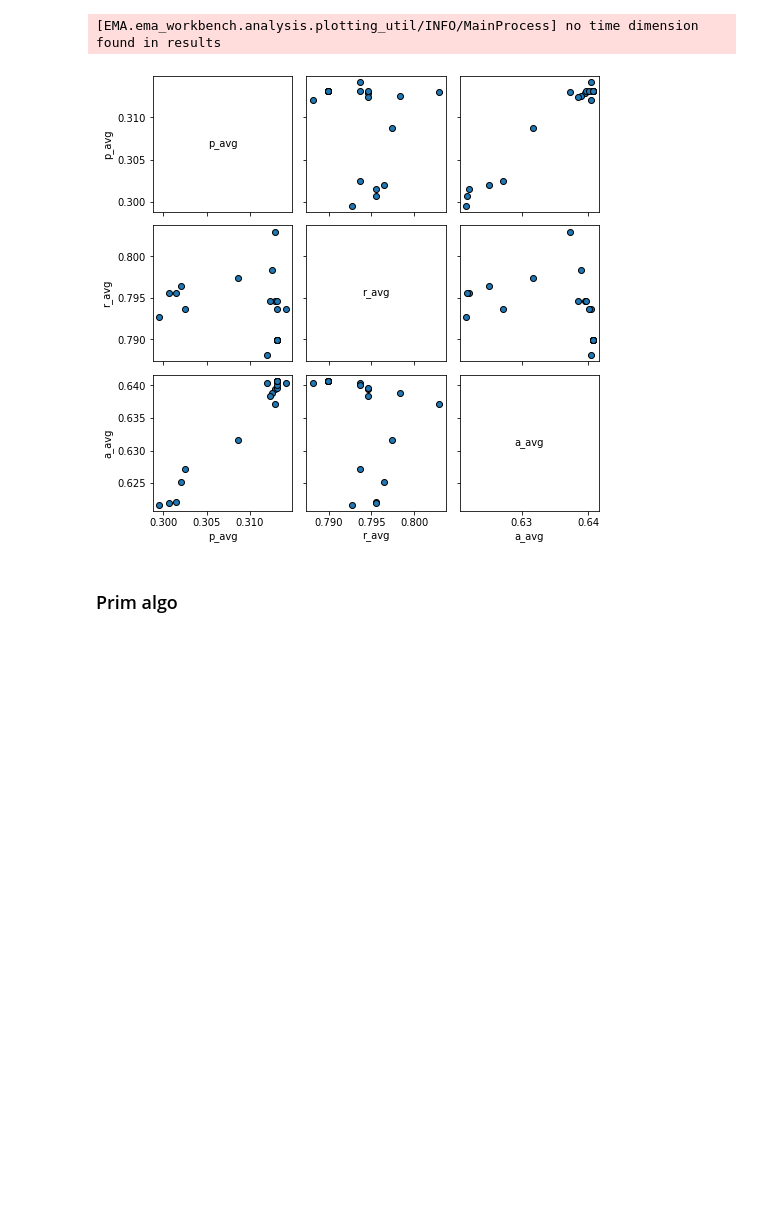
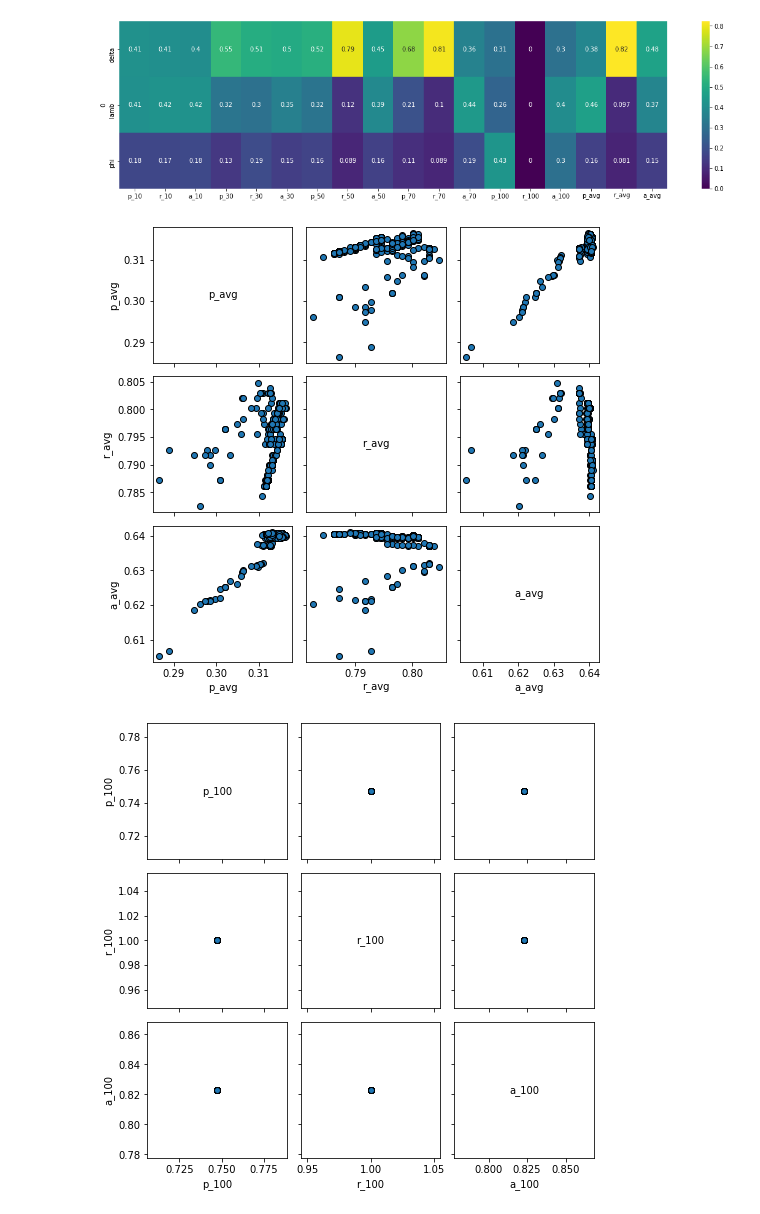
Before and after one commit to zihangs/GR_system_AIJ, a Jupyter notebook: senstivity.ipynb, the cells around one changed output. Cells and saved outputs as stored; diff of their text form; code cells hidden in the pictures; blank space fills up the shorter version.

Commit message:
add sensitivity results

```diff
--- a/senstivity.ipynb
+++ b/senstivity.ipynb
@@ -144,15 +72,47 @@ plt.show()
-# %%
-from ema_workbench.analysis import pairs_plotting
-
-# partial dict
-partial_outcomes = dict((key,value) for key, value in outcomes.items() if key in ["p_avg", "r_avg", "a_avg"])
-
-fig, axes = pairs_plotting.pairs_scatter(experiments, partial_outcomes, group_by='policy',
-                                         legend=False)
-fig.set_size_inches(8,8)
-plt.show()
-# %% [output]
-[EMA.ema_workbench.analysis.plotting_util/INFO/MainProcess] no time dimension found in results
-[figure, removed]
-# %% [markdown]
-### Prim algo
+# %%
+def show_feature_score(results):
+    experiments, outcomes = results
+    x = experiments
+    y = outcomes
+
+    fs = feature_scoring.get_feature_scores_all(x, y)
+    plt.figure(figsize = (20,5))
+    sns.heatmap(fs, cmap='viridis', annot=True)
+    plt.show()
+
+def show_points(results, label):
+    experiments, outcomes = results
+
+    # partial dict
+    if label == "avg":
+        partial_outcomes = dict((key,value) for key, value in outcomes.items() if key in ["p_avg", "r_avg", "a_avg"])
+    if label == "100":
+        partial_outcomes = dict((key,value) for key, value in outcomes.items() if key in ["p_100", "r_100", "a_100"])
+    if label == "70":
+        partial_outcomes = dict((key,value) for key, value in outcomes.items() if key in ["p_70", "r_70", "a_70"])
+    if label == "50":
+        partial_outcomes = dict((key,value) for key, value in outcomes.items() if key in ["p_50", "r_50", "a_50"])
+    if label == "30":
+        partial_outcomes = dict((key,value) for key, value in outcomes.items() if key in ["p_30", "r_30", "a_30"])
+    if label == "10":
+        partial_outcomes = dict((key,value) for key, value in outcomes.items() if key in ["p_10", "r_10", "a_10"])
+
+    fig, axes = pairs_plotting.pairs_scatter(experiments, partial_outcomes, group_by='policy',
+                                             legend=False)
+    fig.set_size_inches(8,8)
+    plt.show()
+# %%
+# blocks-world
+results = load_results('./sa/1000_scenarios_blocks-world.tar.gz')
+
+show_feature_score(results)
+show_points(results, "avg")
+show_points(results, "100")
+show_points(results, "70")
+show_points(results, "50")
+show_points(results, "30")
+show_points(results, "10")
+# %% [output]
+[figure, added]
+[figure, added]
+[figure, added]
```
Also changed, not shown: parts of 14 cells of this notebook.
